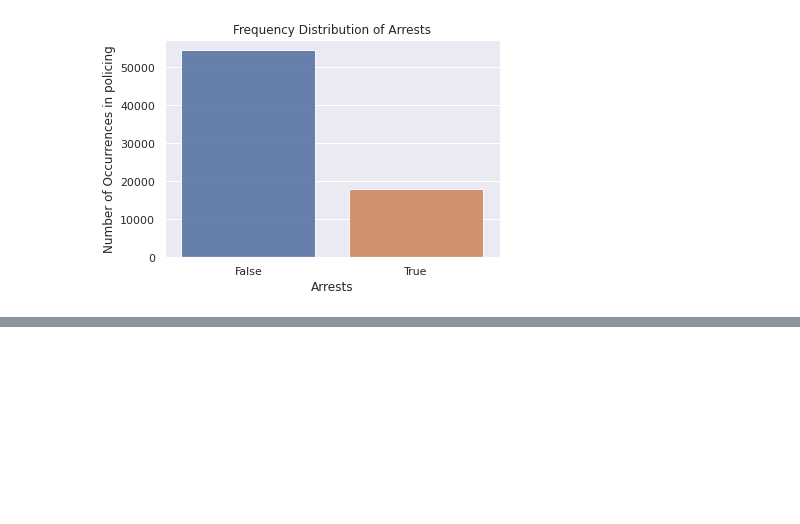
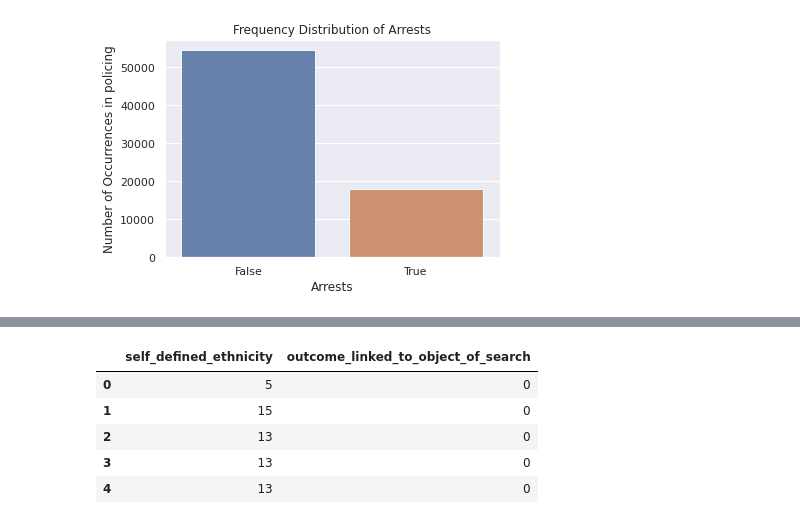
Before and after one commit to ah20776/CE888---Assignment, a Jupyter notebook: Ethnicity in UK Policing/newbias.ipynb, the cells around one changed output, grey strips where cells are left out. Cells and saved outputs as stored; diff of their text form; code cells hidden in the pictures; blank space fills up the shorter version.

```diff
--- a/Ethnicity in UK Policing/newbias.ipynb
+++ b/Ethnicity in UK Policing/newbias.ipynb
@@ -440,0 +411,14 @@ NameError: ignored
+# %%
+from sklearn.preprocessing import LabelEncoder
+labelencoder = LabelEncoder()
+one['self_defined_ethnicity'] = labelencoder.fit_transform(one['self_defined_ethnicity'])
+one['outcome_linked_to_object_of_search'] = labelencoder.fit_transform(one['outcome_linked_to_object_of_search'])
+
+one.head()
+# %% [output]
+|  | self_defined_ethnicity | outcome_linked_to_object_of_search |
+| 0 | 5 | 0 |
+| 1 | 15 | 0 |
+| 2 | 13 | 0 |
+| 3 | 13 | 0 |
+| 4 | 13 | 0 |
```
Also changed, not shown: parts of 6 cells of this notebook.
